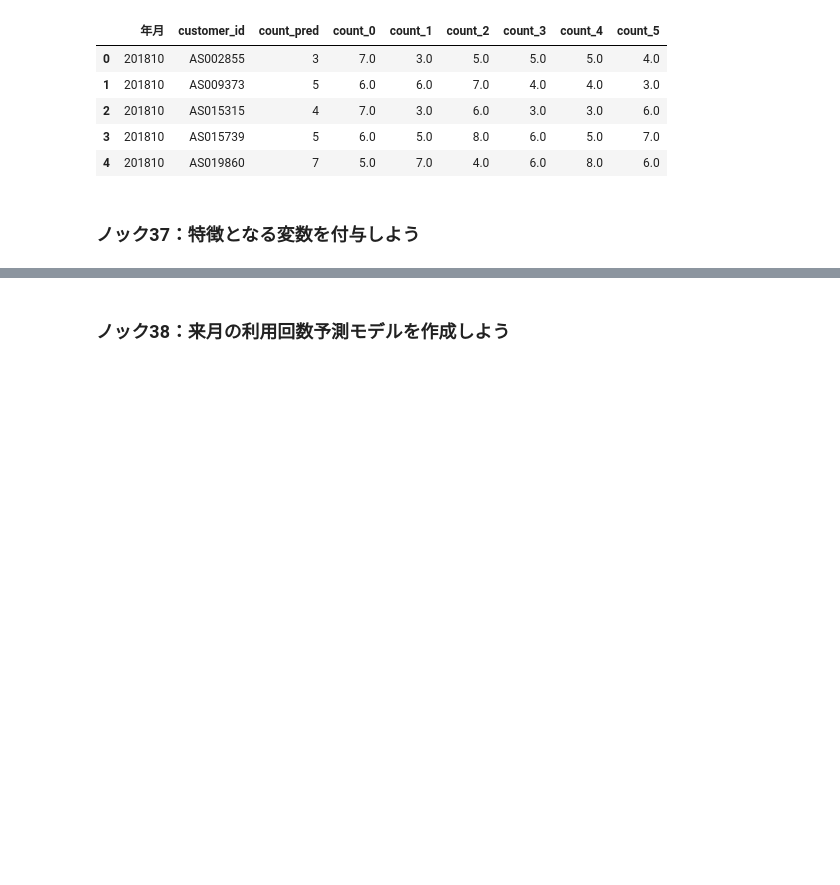
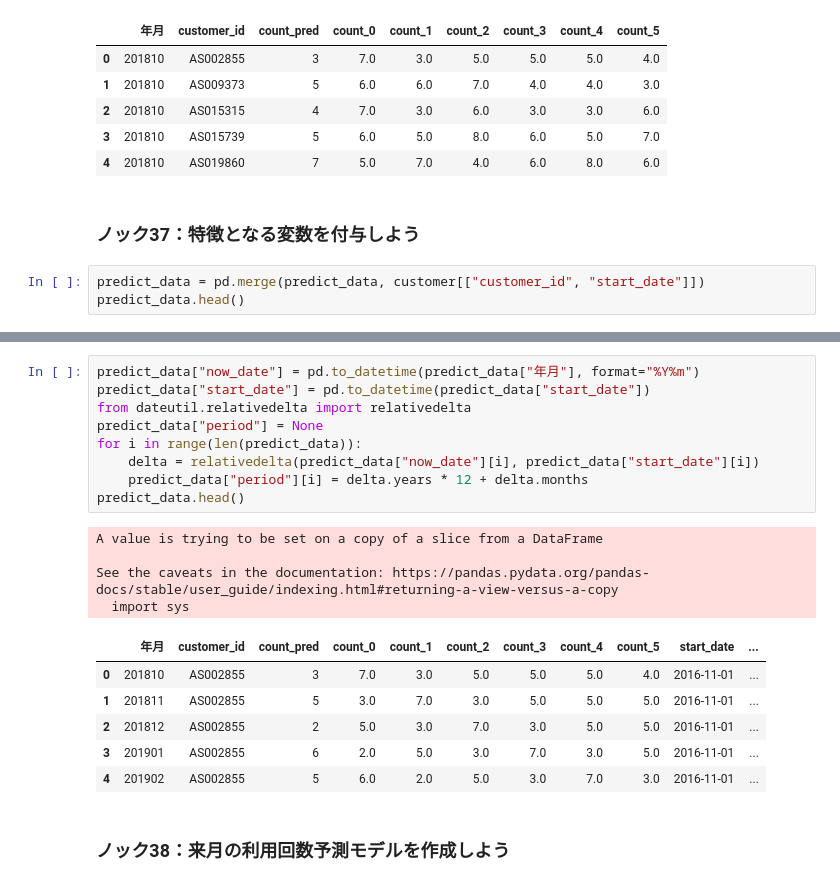
Before and after one commit to Hirochon/data-100nock, a Jupyter notebook: practice_code/chapter_4/4章_顧客の行動を予測する１０本ノック.ipynb, the cells around one changed output, grey strips where cells are left out. Saved outputs shown, nothing was run; the diff lists cells and outputs as text; blank space fills up the shorter version.

```diff
--- a/practice_code/chapter_4/4章_顧客の行動を予測する１０本ノック.ipynb
+++ b/practice_code/chapter_4/4章_顧客の行動を予測する１０本ノック.ipynb
@@ -189,3 +189,6 @@ predict_data.head()
 | 4 | 201810 | AS019860 | 7 | 5.0 | 7.0 | 4.0 | 6.0 | 8.0 | 6.0 |
 # %% [markdown]
 ### ノック37：特徴となる変数を付与しよう
+# %%
+predict_data = pd.merge(predict_data, customer[["customer_id", "start_date"]])
+predict_data.head()
@@ -192,3 +202,23 @@ predict_data.head()
+# %%
+predict_data["now_date"] = pd.to_datetime(predict_data["年月"], format="%Y%m")
+predict_data["start_date"] = pd.to_datetime(predict_data["start_date"])
+from dateutil.relativedelta import relativedelta
+predict_data["period"] = None
+for i in range(len(predict_data)):
+    delta = relativedelta(predict_data["now_date"][i], predict_data["start_date"][i])
+    predict_data["period"][i] = delta.years * 12 + delta.months
+predict_data.head()
+# %% [output]
+A value is trying to be set on a copy of a slice from a DataFrame
+
+See the caveats in the documentation: https://pandas.pydata.org/pandas-docs/stable/user_guide/indexing.html#returning-a-view-versus-a-copy
+  import sys
+|  | 年月 | customer_id | count_pred | count_0 | count_1 | count_2 | count_3 | count_4 | count_5 | start_date | ... |
+| 0 | 201810 | AS002855 | 3 | 7.0 | 3.0 | 5.0 | 5.0 | 5.0 | 4.0 | 2016-11-01 | ... |
+| 1 | 201811 | AS002855 | 5 | 3.0 | 7.0 | 3.0 | 5.0 | 5.0 | 5.0 | 2016-11-01 | ... |
+| 2 | 201812 | AS002855 | 2 | 5.0 | 3.0 | 7.0 | 3.0 | 5.0 | 5.0 | 2016-11-01 | ... |
+| 3 | 201901 | AS002855 | 6 | 2.0 | 5.0 | 3.0 | 7.0 | 3.0 | 5.0 | 2016-11-01 | ... |
+| 4 | 201902 | AS002855 | 5 | 6.0 | 2.0 | 5.0 | 3.0 | 7.0 | 3.0 | 2016-11-01 | ... |
 # %% [markdown]
 ### ノック38：来月の利用回数予測モデルを作成しよう
 # %% [markdown]
```
Also changed, not shown: parts of 1 cell of this notebook.
